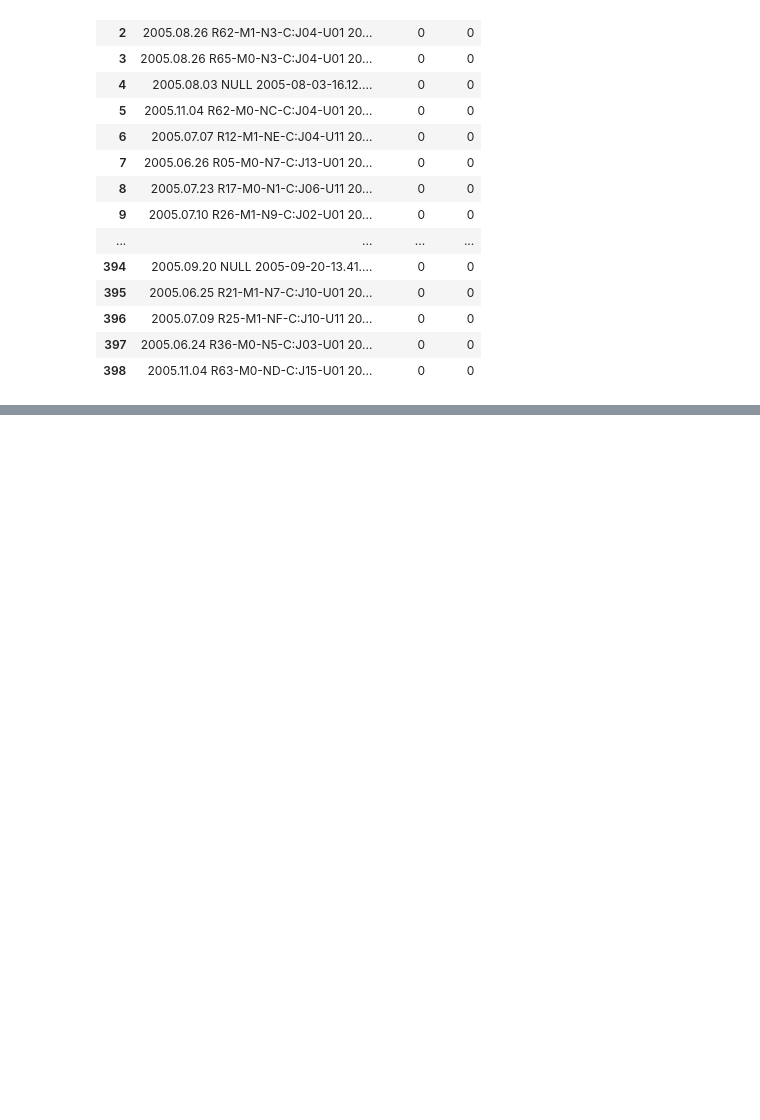
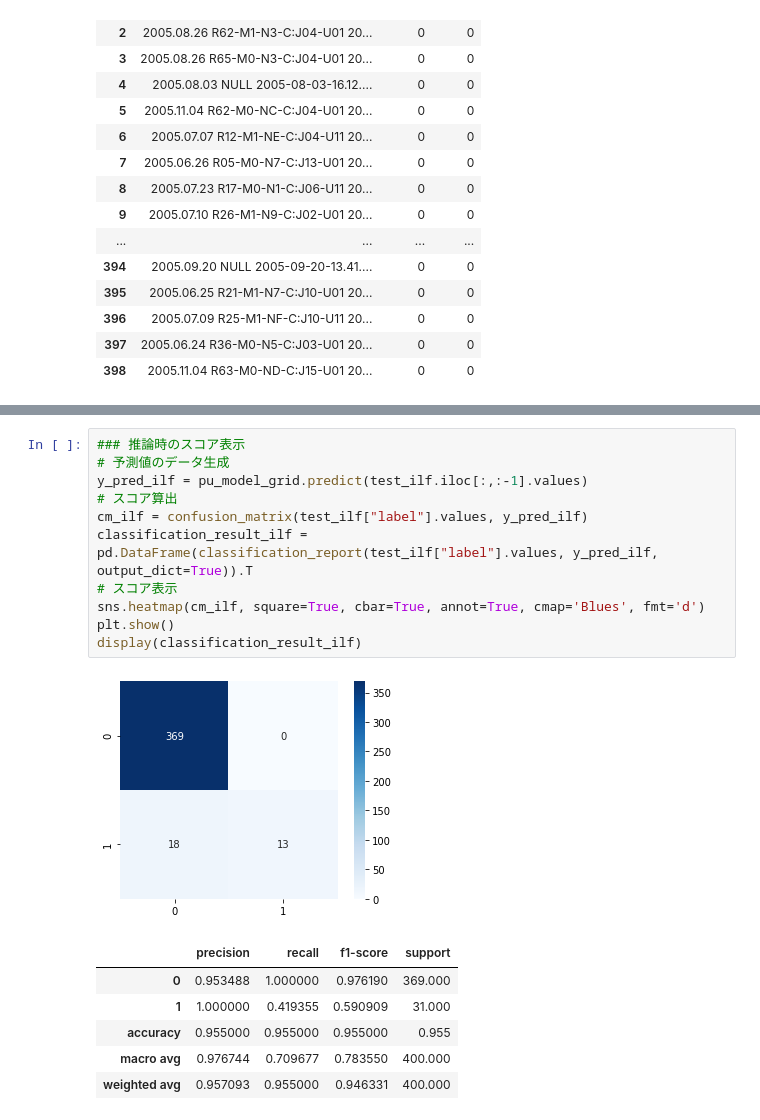
Before and after one commit to tkn34/Log-Analysis, a Jupyter notebook: exec.ipynb, the cells around one changed output, grey strips where cells are left out. Cells and saved outputs as stored; diff of their text form; blank space fills up the shorter version.

```diff
--- a/exec.ipynb
+++ b/exec.ipynb
@@ -668,0 +739,19 @@ test_tmp.style.apply(highlight_greaterthan, threshold=1.0, column=['y_pred'], ax
+# %%
+### 推論時のスコア表示
+# 予測値のデータ生成
+y_pred_ilf = pu_model_grid.predict(test_ilf.iloc[:,:-1].values)
+# スコア算出
+cm_ilf = confusion_matrix(test_ilf["label"].values, y_pred_ilf)
+classification_result_ilf = pd.DataFrame(classification_report(test_ilf["label"].values, y_pred_ilf, output_dict=True)).T
+# スコア表示
+sns.heatmap(cm_ilf, square=True, cbar=True, annot=True, cmap='Blues', fmt='d')
+plt.show()
+display(classification_result_ilf)
+# %% [output]
+[figure, added]
+|  | precision | recall | f1-score | support |
+| 0 | 0.953488 | 1.000000 | 0.976190 | 369.000 |
+| 1 | 1.000000 | 0.419355 | 0.590909 | 31.000 |
+| accuracy | 0.955000 | 0.955000 | 0.955000 | 0.955 |
+| macro avg | 0.976744 | 0.709677 | 0.783550 | 400.000 |
+| weighted avg | 0.957093 | 0.955000 | 0.946331 | 400.000 |
```
Also changed, not shown: parts of 18 cells of this notebook.
